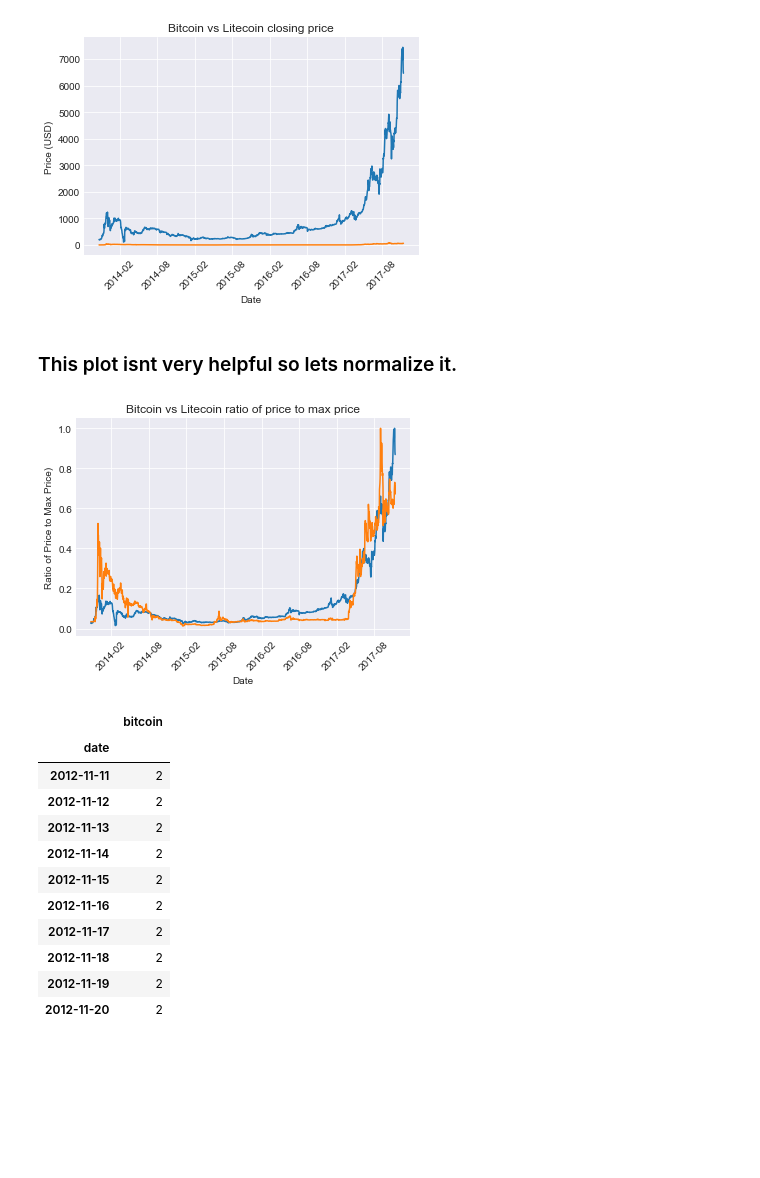
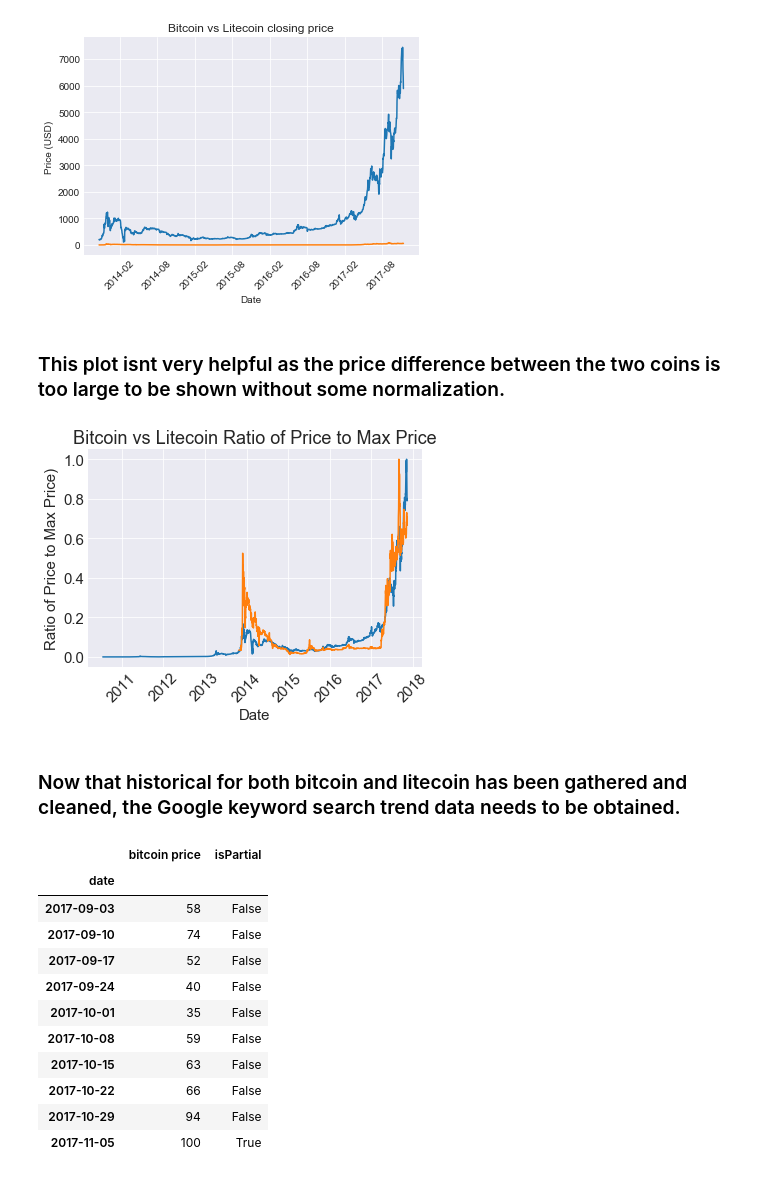
Before and after one commit to racineda/data-science-career-track, a Jupyter notebook: capstone-1-project/racine-david-capstone1.ipynb, the cells around one changed output. Drawn from its saved outputs; the diff is of its cells as text; code cells hidden in the pictures; blank space fills up the shorter version.

```diff
--- a/capstone-1-project/racine-david-capstone1.ipynb
+++ b/capstone-1-project/racine-david-capstone1.ipynb
@@ -106,7 +109,8 @@ plt.show()
 # Merge bitcoin and litecoin into a single dataframe.
 #
 df_coins = pd.concat([df_btc, df_ltc], axis=1)
-df_coins.columns = ['btc_close','btc_high','btc_low','btc_open','btc_volfrom','btc_volto','ltc_close','ltc_high','ltc_low','ltc_open','ltc_volfrom','ltc_volto']
+df_coins.columns = ['btc_close','btc_high','btc_low','btc_open','btc_volfrom','btc_volto','ltc_close','ltc_high', \
+                    'ltc_low','ltc_open','ltc_volfrom','ltc_volto']
 
 #
 # Print the first 10 entries.
@@ -192,53 +198,55 @@ plt.ylabel("Price (USD)")
 plt.show()
 # %% [output]
 [figure]
-# %% [markdown]
-### This plot isnt very helpful so lets normalize it.
+# %% [markdown]
+### This plot isnt very helpful as the price difference between the two coins is too large to be shown without some normalization.
 # %%
 #
 # Plot the two coins on the same plot but normalized.
 #
 sns.set_style("darkgrid")
 plt.plot(df_coins.btc_close / df_coins.btc_close.max())
 plt.plot(df_coins.ltc_close / df_coins.ltc_close.max())
 plt.xticks(rotation=45)
-plt.title("Bitcoin vs Litecoin ratio of price to max price")
+plt.title("Bitcoin vs Litecoin Ratio of Price to Max Price")
 plt.xlabel("Date")
 plt.ylabel("Ratio of Price to Max Price)")
 plt.show()
 # %% [output]
-[figure, old version]
+[figure, new version]
+# %% [markdown]
+### Now that historical for both bitcoin and litecoin has been gathered and cleaned, the Google keyword search trend data needs to be obtained.
 # %%
 #
-# Query google for the keyword trend.
+# Query Google for the keyword serach trend.
 #
 bitcoin = TrendReq()
 litecoin = TrendReq()
-bitcoin.build_payload(["bitcoin"])
-litecoin.build_payload(["litecoin"])
+btc_kwrd = ["bitcoin price"]
+ltc_kwrd = ["litecoin price"]
+bitcoin.build_payload(btc_kwrd)
+litecoin.build_payload(ltc_kwrd)
 
 #
-# Obtain the intrest over time.  Resample by day and forward fill.
+# Obtain the intrest over time.  Resample by day and interpolate between points.
 #
-df_kwrd_bitcoin = bitcoin.interest_over_time().resample('D').ffill()
-df_kwrd_litecoin = litecoin.interest_over_time().resample('D').ffill()
-del df_kwrd_bitcoin['isPartial']
-del df_kwrd_litecoin['isPartial']
+df_kwrd_bitcoin = bitcoin.interest_over_time()
+df_kwrd_litecoin = litecoin.interest_over_time()
 
 #
-# Print the first 10 entries for bitcoin.
+# Print the last 10 entries for bitcoin to understand what the dataframe looks like.
 #
-df_kwrd_bitcoin.head(10)
+df_kwrd_bitcoin.tail(10)
 # %% [output]
-|  | bitcoin |
-| date |  |
-| 2012-11-11 | 2 |
-| 2012-11-12 | 2 |
-| 2012-11-13 | 2 |
-| 2012-11-14 | 2 |
-| 2012-11-15 | 2 |
-| 2012-11-16 | 2 |
-| 2012-11-17 | 2 |
-| 2012-11-18 | 2 |
-| 2012-11-19 | 2 |
-| 2012-11-20 | 2 |
+|  | bitcoin price | isPartial |
+| date |  |  |
+| 2017-09-03 | 58 | False |
+| 2017-09-10 | 74 | False |
+| 2017-09-17 | 52 | False |
+| 2017-09-24 | 40 | False |
+| 2017-10-01 | 35 | False |
+| 2017-10-08 | 59 | False |
+| 2017-10-15 | 63 | False |
+| 2017-10-22 | 66 | False |
+| 2017-10-29 | 94 | False |
+| 2017-11-05 | 100 | True |
```
Also changed, not shown: parts of 25 cells of this notebook, 2 other files.
